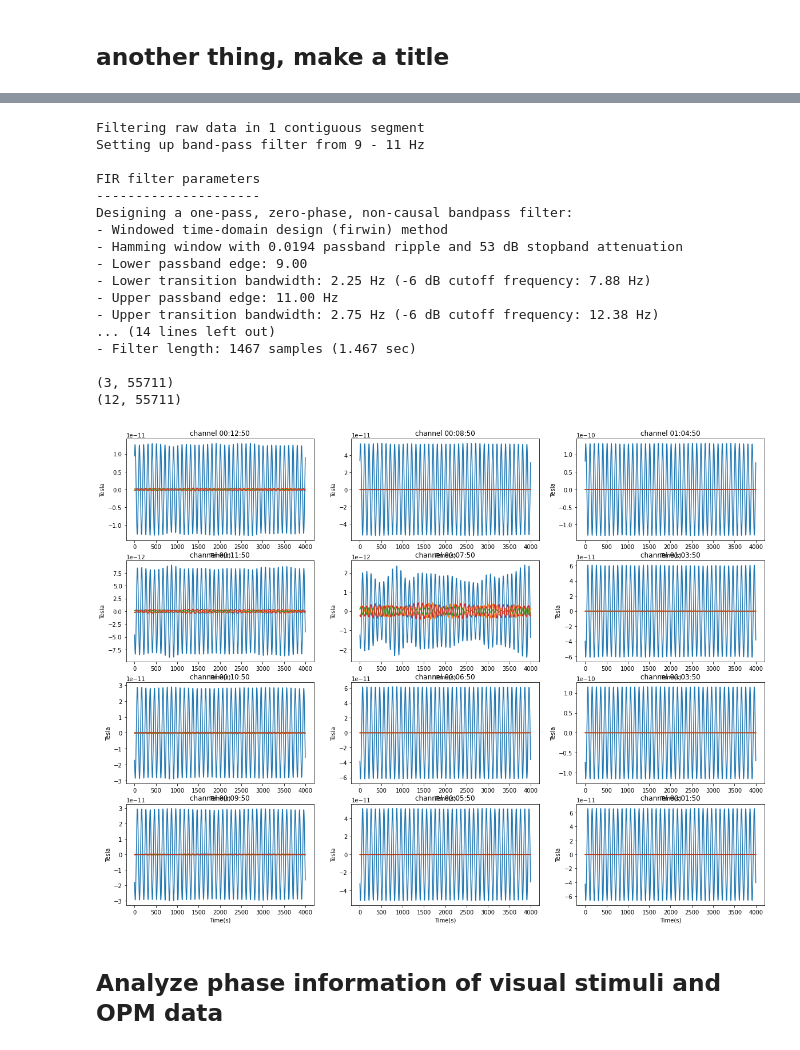
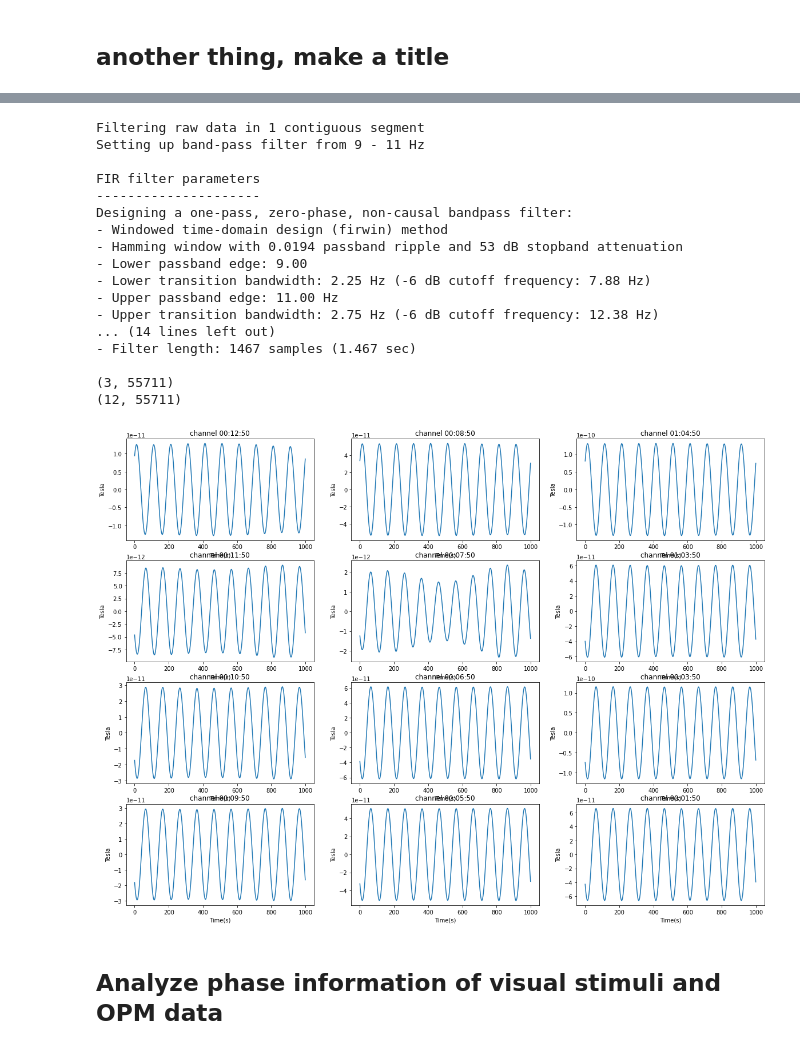
Before and after one commit to Vincentvjj/opm_tacs_flicker, a Jupyter notebook: analysis/main_analysis.ipynb, the cells around one changed output, grey strips where cells are left out. Saved outputs shown, nothing was run; the diff lists cells and outputs as text; code cells hidden in the pictures.

```diff
--- a/analysis/main_analysis.ipynb
+++ b/analysis/main_analysis.ipynb
@@ -252,6 +180,7 @@ num_primary_channels = raw_arr_f10.shape[0] # exlcuding reference and adc
 trial_dur = 2000 #2 seconds trial
 epo_opm_f10 = np.zeros(shape=[num_primary_channels, num_trials, trial_dur]) #filtered 10hz
 epo_opm_f1_30 = np.zeros(shape=[num_primary_channels, num_trials, trial_dur]) #filtered 1 and 30hz
+epo_diode = np.zeros(shape=[num_trials, trial_dur])
 
 for i, ts_index in enumerate(epochs_ts_index):
     # print(raw_arr[:, ts_index:ts_index+trial_dur].shape)
@@ -261,6 +190,7 @@ for i, ts_index in enumerate(epochs_ts_index):
 
     epo_opm_f10[:, i, :] = raw_arr_f10[:, start:end]
     epo_opm_f1_30[:, i, :] = raw_arr_f1_30[:, start:end]
+    epo_diode[i,:] = raw_photodiode.copy().filter(9,11, picks=photodiode_channel)._data[0, start:end]
 # %% [output]
 Creating RawArray with float64 data, n_channels=17, n_times=76518
     Range : 0 ... 76517 =      0.000 ...    76.517 secs
@@ -308,15 +238,15 @@ for i in range(num_primary_channels):
     # plt.xlabel("freqs (Hz)")
     # plt.ylabel("Power")
 
-# %matplotlib inline
-plt.figure(figsize=(15,8))
-tmin = start_marker_index/fs
-tmax = end_marker_index/fs
-print(tmin)
-print(tmax)
-for i in range(num_primary_channels):
-    pxx, f = psd_welch(raw, fmin=0, fmax=250, n_fft=2048, picks=channel_orders[i], tmin=tmin, tmax=tmax)
-    plt.semilogy(f, pxx.flatten())
-    plt.xlabel("freqs (Hz)")
-    plt.ylabel("Power")
+# # %matplotlib inline
+# plt.figure(figsize=(15,8))
+# tmin = start_marker_index/fs
+# tmax = end_marker_index/fs
+# print(tmin)
+# print(tmax)
+# for i in range(num_primary_channels):
+#     pxx, f = psd_welch(raw, fmin=0, fmax=250, n_fft=2048, picks=channel_orders[i], tmin=tmin, tmax=tmax)
+#     plt.semilogy(f, pxx.flatten())
+#     plt.xlabel("freqs (Hz)")
+#     plt.ylabel("Power")
 # %% [output]
@@ -385,15 +291,15 @@ Effective window size : 2.048 (s)
 
 # start_marker_index = 10000
 # end_marker_index = 50000
-raw_arr = raw.filter(9,11).copy()[:][0][:, start_marker_index:end_marker_index]
+raw_arr = raw.copy().filter(9,11).copy()[:][0][:, start_marker_index:end_marker_index]
 
-ref_arr = ref.filter(9,11).copy()[:][0][:, start_marker_index:end_marker_index]
+ref_arr = ref.copy().filter(9,11).copy()[:][0][:, start_marker_index:end_marker_index]
 print(ref_arr.shape)
 
 print(raw_arr.shape)
 
 start = 24000
-end = 28000
+end = 25000
 
 # markers_line = adc_diode_markers[start:end].astype(bool)
 # marker_ts = opm_time_stamps[start:end][markers_line]
@@ -404,37 +310,37 @@ plt.figure(figsize=(20,15))
 for i in range(raw_arr.shape[0]):
     plt.subplot(4,3,i+1)
     plt.title('channel ' + raw.ch_names[i])
     plt.plot(raw_arr[i, start:end])
-    plt.plot(ref_arr[0, start:end])
-    plt.plot(ref_arr[1, start:end])
-    plt.plot(ref_arr[2, start:end])
+    # plt.plot(ref_arr[0, start:end])
+    # plt.plot(ref_arr[1, start:end])
+    # plt.plot(ref_arr[2, start:end])
 
 
     # plt.ylim((-8e-9,8e-9))
     plt.ylabel('Tesla')
     plt.xlabel('Time(s)')
     # for ts in marker_ts:
     #     # print(time_stamps[j])
     #     plt.axvline(x=ts, c="red")
 # %% [output]
 Filtering raw data in 1 contiguous segment
 Setting up band-pass filter from 9 - 11 Hz
 
 FIR filter parameters
 ---------------------
 Designing a one-pass, zero-phase, non-causal bandpass filter:
 - Windowed time-domain design (firwin) method
 - Hamming window with 0.0194 passband ripple and 53 dB stopband attenuation
 - Lower passband edge: 9.00
 - Lower transition bandwidth: 2.25 Hz (-6 dB cutoff frequency: 7.88 Hz)
 - Upper passband edge: 11.00 Hz
 - Upper transition bandwidth: 2.75 Hz (-6 dB cutoff frequency: 12.38 Hz)
 ... (14 lines left out)
 - Filter length: 1467 samples (1.467 sec)
 
 (3, 55711)
 (12, 55711)
-[figure, old version]
+[figure, new version]
 # %% [markdown]
 ## Analyze phase information of visual stimuli and OPM data
 # %%
```
Also changed, not shown: parts of 8 cells of this notebook, 9 other files.
